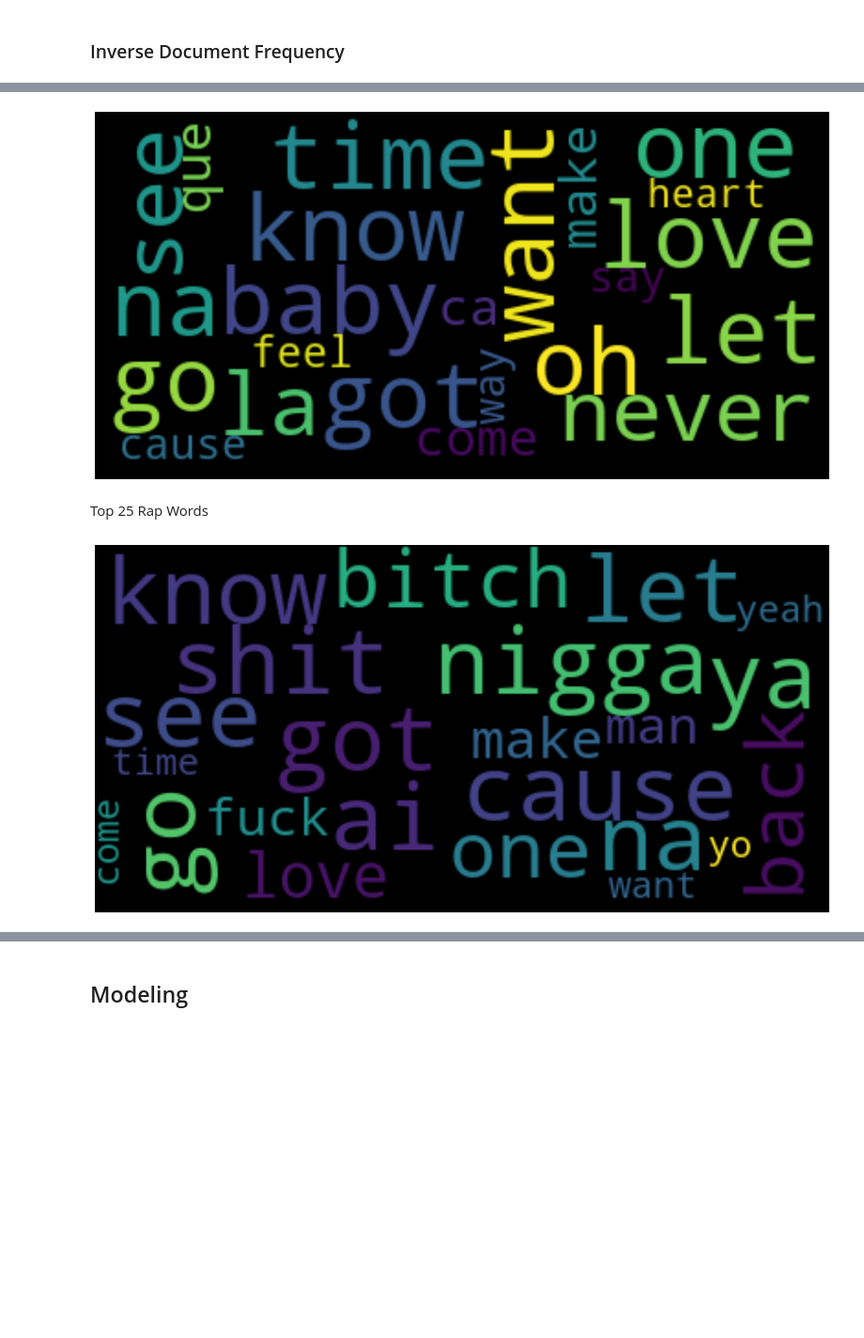
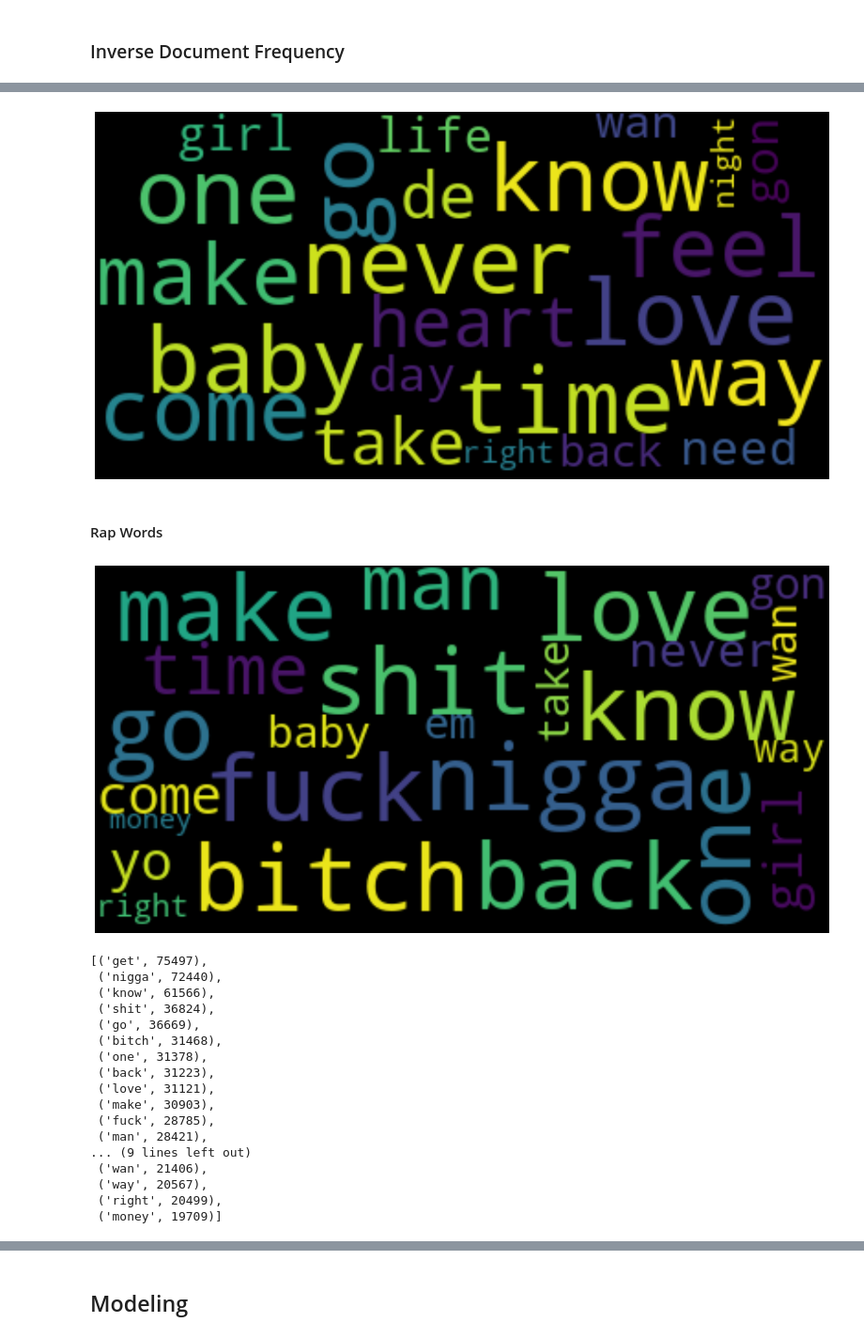
Before and after one commit to jacksonbull87/Genre-Classification-NLP, a Jupyter notebook: Genre_Classification_NLP_Gray.ipynb, the cells around one changed output, grey strips where cells are left out. Shown at 94% size. Drawn from its saved outputs; the diff is of its cells as text; code cells hidden in the pictures; blank space fills up the shorter version.

```diff
--- a/Genre_Classification_NLP_Gray.ipynb
+++ b/Genre_Classification_NLP_Gray.ipynb
@@ -78,6 +76,10 @@ See the caveats in the documentation: http://pandas.pydata.org/pandas-docs/stabl
 def clean_tokenize_lyrics(song):
     stopwords_list = stopwords.words('english') + list(string.punctuation)
     stopwords_list += ["''", '""', '...', '``']
+    stopwords_list += ['got', 'na', 'like', 'oh', 'ca', 'cause',\
+                       'cause', 'want', 'ai', 'ya', 'yeah', 'let',\
+                      'wanna', 'gotta', 'kinda', 'say', 'no', 'see',\
+                      'que', 'la']
     word_list = []
     tokenized_lyrics = word_tokenize(song)
      #remove all tokens that are not alphabetic and stopwords
@@ -324,13 +279,31 @@ pop_dist = FreqDist(pop_lyr)
 pop_words = ' '.join([i[0] for i in pop_dist.most_common(25)])
 word_cloud(pop_words)
 # %% [output]
-[figure, old version]
+[figure, new version]
 # %% [markdown]
-Top 25 Rap Words
+#### Rap Words
 # %%
+curse_words = ['fuck, bitch, nigga, shit']
 rap_dist = FreqDist(rap_lyr)
 rap_words = ' '.join([i[0] for i in rap_dist.most_common(25)])
 word_cloud(rap_words)
 # %% [output]
-[figure, old version]
+[figure, new version]
+[('get', 75497),
+ ('nigga', 72440),
+ ('know', 61566),
+ ('shit', 36824),
+ ('go', 36669),
+ ('bitch', 31468),
+ ('one', 31378),
+ ('back', 31223),
+ ('love', 31121),
+ ('make', 30903),
+ ('fuck', 28785),
+ ('man', 28421),
+... (9 lines left out)
+ ('wan', 21406),
+ ('way', 20567),
+ ('right', 20499),
+ ('money', 19709)]
 # %% [markdown]
```
Also changed, not shown: parts of 75 cells of this notebook.
